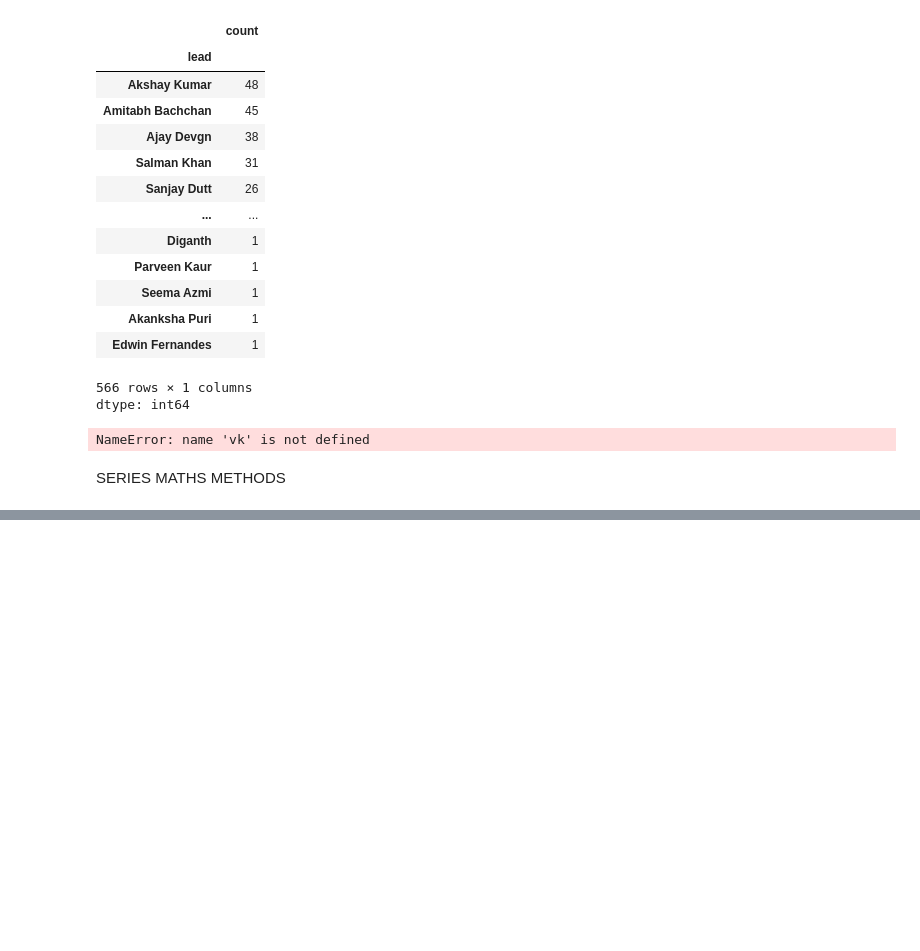
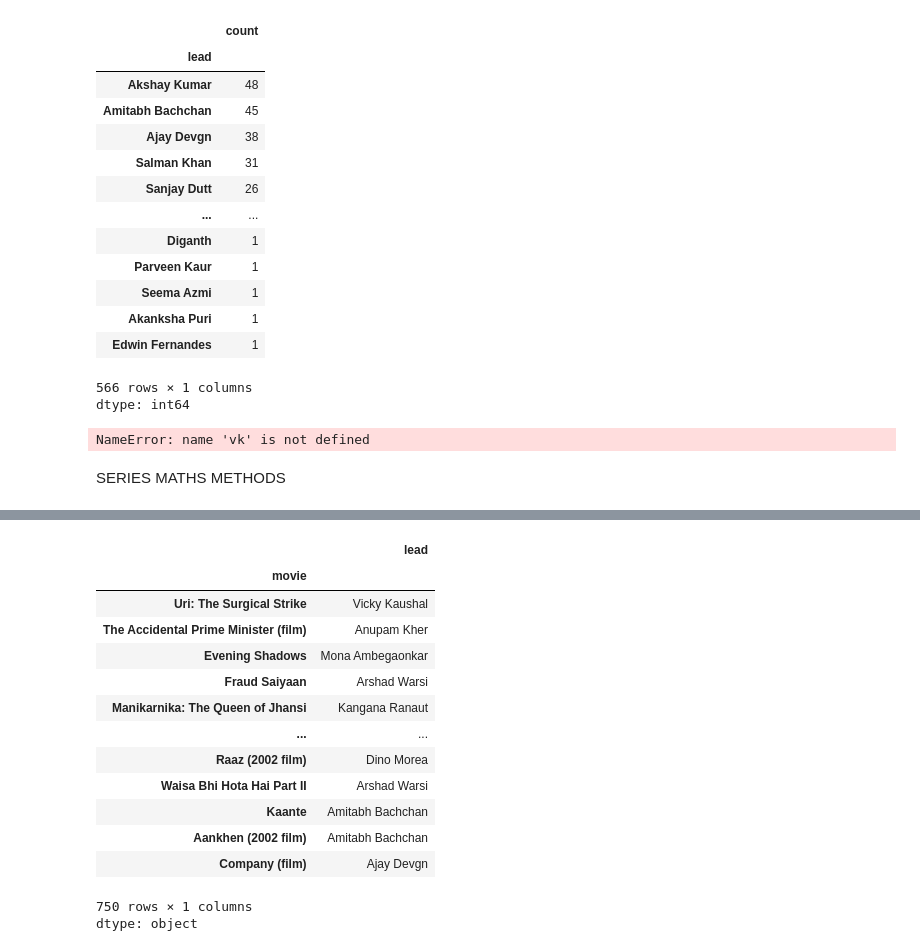
Before and after one commit to mdmohsin6/5.6-Secrets-Project, a Jupyter notebook: pandas.ipynb, the cells around one changed output, grey strips where cells are left out. Cells and saved outputs as stored; diff of their text form; code cells hidden in the pictures; blank space fills up the shorter version.

```diff
--- a/pandas.ipynb
+++ b/pandas.ipynb
@@ -248,0 +340,20 @@ SERIES MATHS METHODS
+# %%
+movies[-5:]
+movies[::2]
+#isse alternate milta hai value
+# %% [output]
+|  | lead |
+| movie |  |
+| Uri: The Surgical Strike | Vicky Kaushal |
+| The Accidental Prime Minister (film) | Anupam Kher |
+| Evening Shadows | Mona Ambegaonkar |
+| Fraud Saiyaan | Arshad Warsi |
+| Manikarnika: The Queen of Jhansi | Kangana Ranaut |
+| ... | ... |
+| Raaz (2002 film) | Dino Morea |
+| Waisa Bhi Hota Hai Part II | Arshad Warsi |
+| Kaante | Amitabh Bachchan |
+| Aankhen (2002 film) | Amitabh Bachchan |
+| Company (film) | Ajay Devgn |
+750 rows × 1 columns
+dtype: object
```
Also changed, not shown: parts of 39 cells of this notebook.
